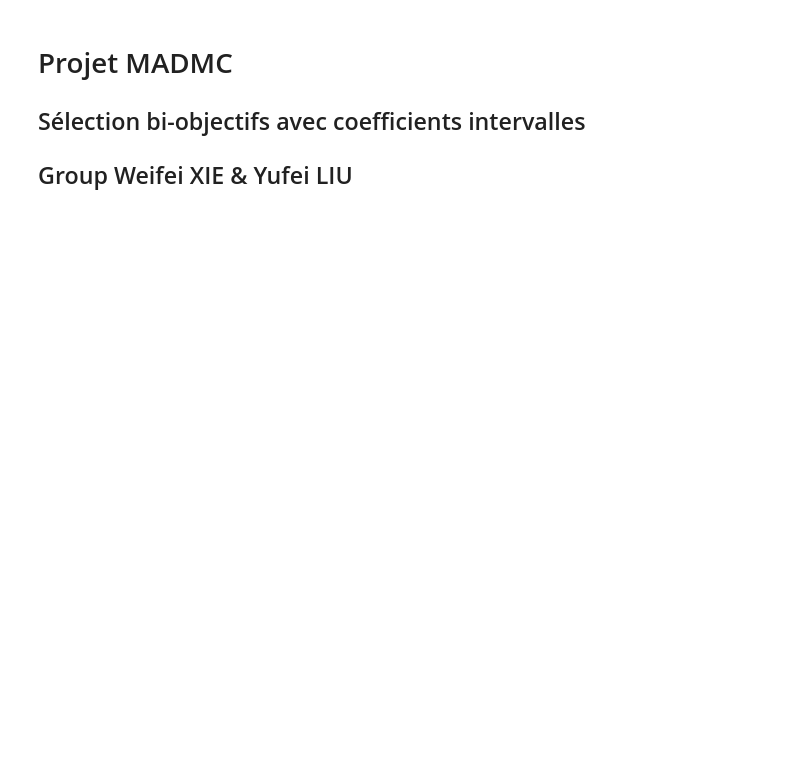
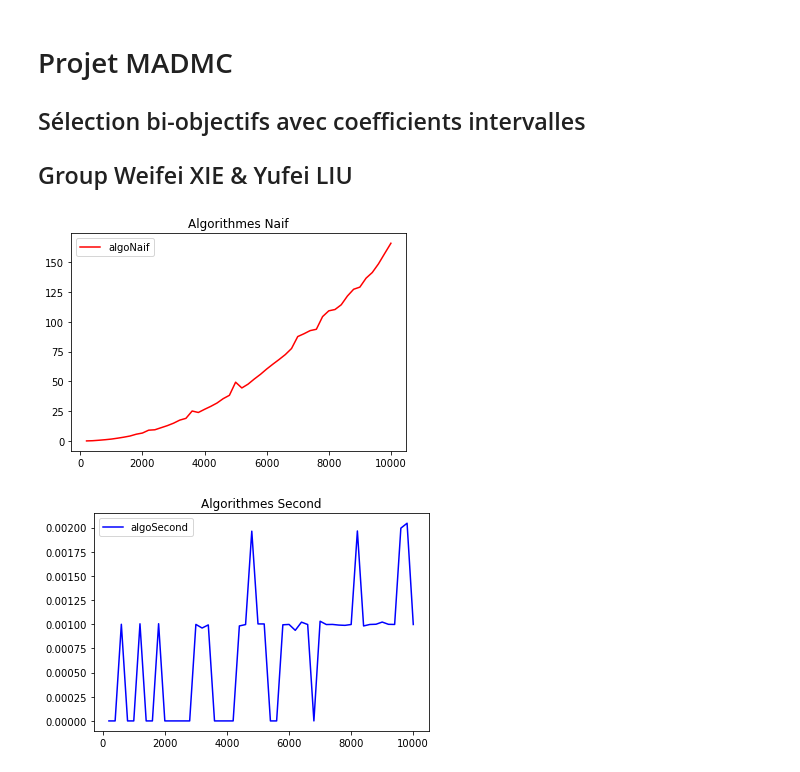
Before and after one commit to Yufei6/Projet_MADMC, a Jupyter notebook: Projet_MADMC.ipynb, the cells around one changed output. Drawn from its saved outputs; the diff is of its cells as text; code cells hidden in the pictures; blank space fills up the shorter version.

```diff
--- a/Projet_MADMC.ipynb
+++ b/Projet_MADMC.ipynb
@@ -8,7 +10,7 @@ import numpy as np
 # Question 2
 def alea(n,m):
     #genere des exemple aleatoirement
-    return m/4*numpy.random.randn(n, 2)+m
+    return m/4*np.random.randn(n, 2)+m
 # %%
 # Question 3
 
@@ -50,0 +51,31 @@ def algoSecond(data):
+# %%
+# Question 5
+
+def traceComparer():
+    m = 1000
+    time_naif=[]
+    time_second=[]
+    for n in range(200, 10001, 200):
+        ens = alea(n,m)
+        t0 = time.time()
+        res = algoNaif(ens)
+        t1 = time.time()
+        time_naif.append(t1-t0)
+        t0 = time.time()
+        res = algoSecond(ens)
+        t2 = time.time()
+        time_second.append(t2-t0)
+    n_table = [n for n in range(200,10001,200)]
+    ln1, = plt.plot(n_table,time_naif, color='red')
+    plt.legend(handles=[ln1],labels=['algoNaif'])
+    plt.title("Algorithmes Naif")
+    plt.show()
+    ln2, = plt.plot(n_table,time_second, color='blue')
+    plt.legend(handles=[ln2],labels=['algoSecond'])
+    plt.title("Algorithmes Second")
+    plt.show()
+
+traceComparer()
+# %% [output]
+[figure, added]
+[figure, added]
```
Also changed, not shown: parts of 8 cells of this notebook.
